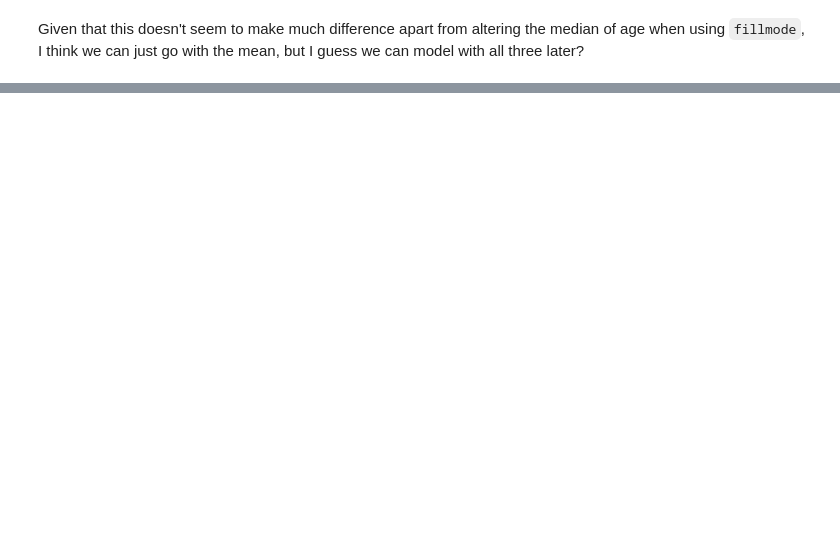
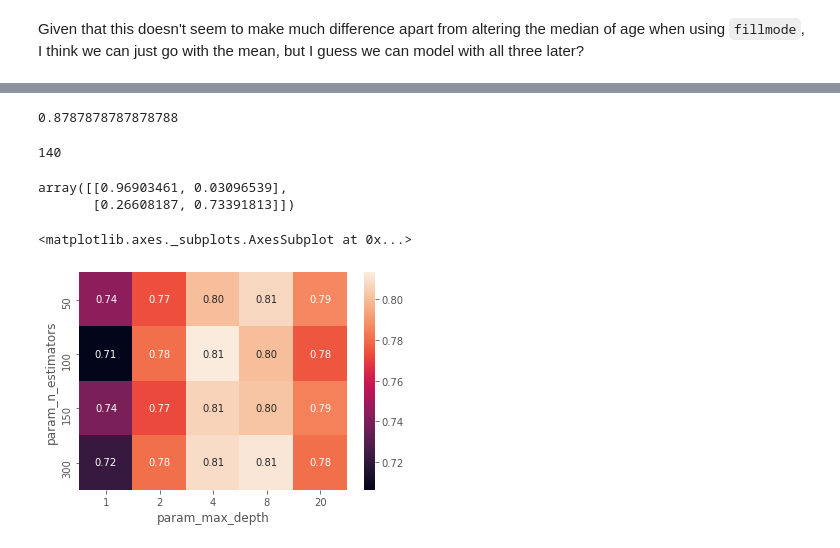
Before and after one commit to andrew-findlay/elc-ml, a Jupyter notebook: titanic_predict_20200904.ipynb, the cells around one changed output, grey strips where cells are left out. Saved outputs shown, nothing was run; the diff lists cells and outputs as text; code cells hidden in the pictures; blank space fills up the shorter version.

```diff
--- a/titanic_predict_20200904.ipynb
+++ b/titanic_predict_20200904.ipynb
@@ -316,0 +741,4 @@ sns.pairplot(train2)
+# %%
+rfc.fit(X_train, y_train)
+
+confusion_matrix(y_true=y_test, y_pred=rfc.predict(X_test), normalize='true')
@@ -316,0 +748,9 @@ sns.pairplot(train2)
+# %%
+params = {
+    'n_estimators': [50, 100, 150, 300],
+    'max_depth': [1, 2, 4, 8, 20]
+}
+# %%
+grid = GridSearchCV(rfc, params, scoring='accuracy', cv=KFold(n_splits=3))
+# %%
+grid.fit(X_train, y_train)
@@ -316,0 +798,4 @@ sns.pairplot(train2)
+# %%
+accuracy_score(y_true=y, y_pred=rfc_best.predict(X))
+# %% [output]
+0.8787878787878788
@@ -316,0 +804,18 @@ sns.pairplot(train2)
+# %%
+preds_rfc
+# %% [output]
+140
+# %%
+confusion_matrix(y_true=y, y_pred=rfc_best.predict(X), normalize='true')
+# %% [output]
+array([[0.96903461, 0.03096539],
+       [0.26608187, 0.73391813]])
+# %%
+sns.heatmap(pd.DataFrame(grid.cv_results_).pivot_table(
+    index='param_n_estimators',
+    columns='param_max_depth',
+    values='mean_test_score'
+), annot=True, fmt='.2f')
+# %% [output]
+<matplotlib.axes._subplots.AxesSubplot at 0x...>
+[figure, added]
```
Also changed, not shown: parts of 86 cells of this notebook, 2 other files.
